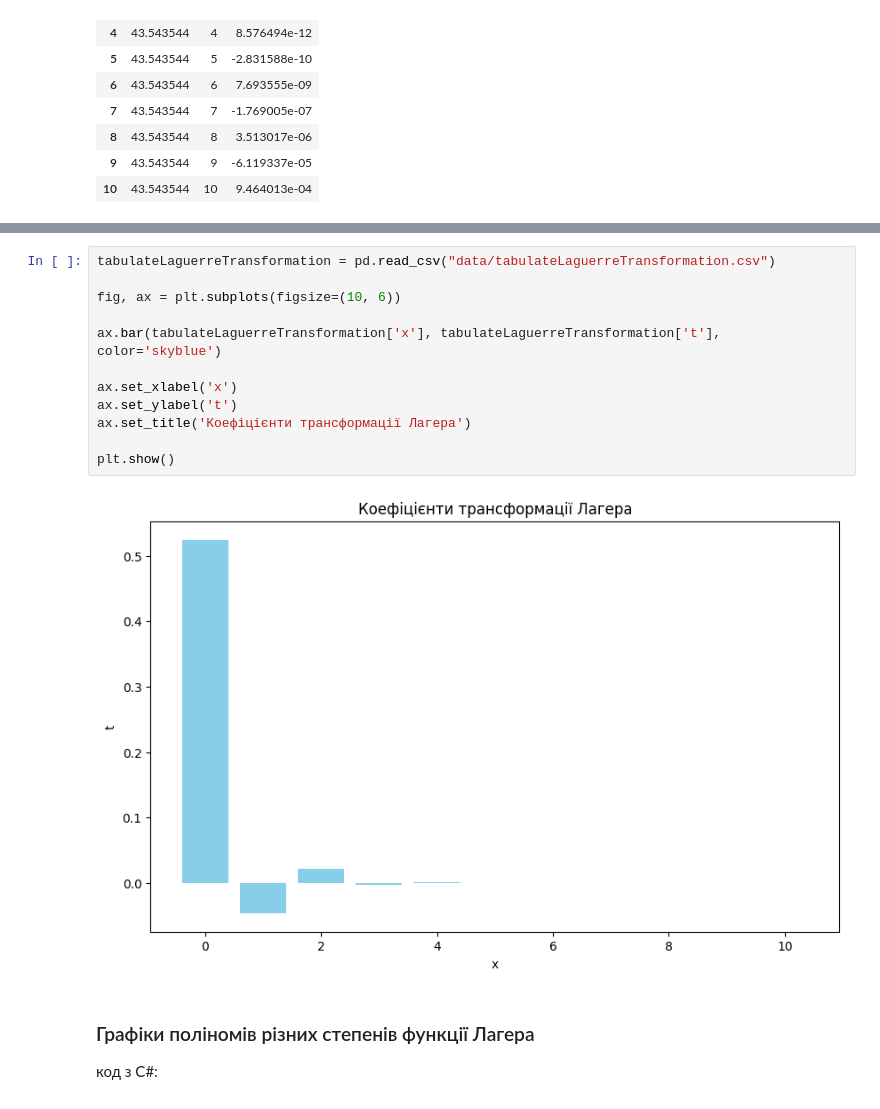
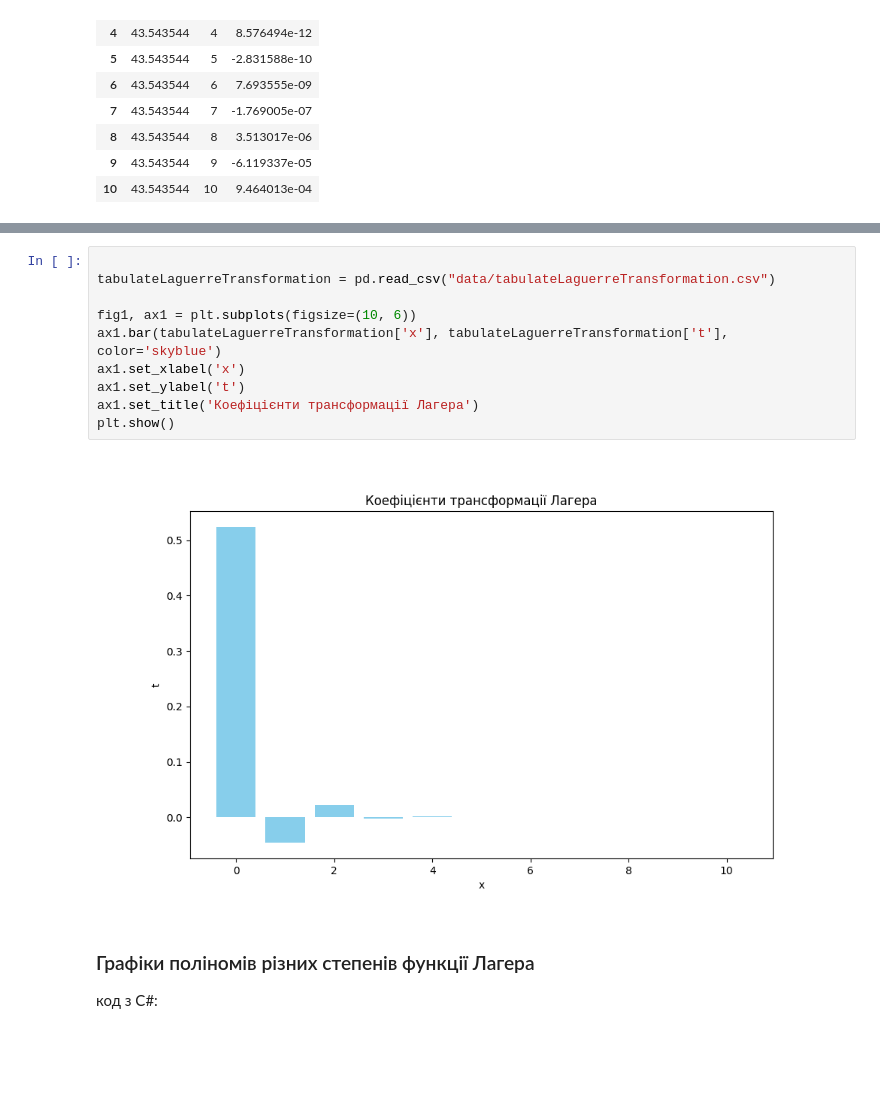
Before and after one commit to laguerre-team-2/laguerre_csharp, a Jupyter notebook: LaguerreCSharp/LaguerreCSVisualizer.ipynb, the cells around one changed output, grey strips where cells are left out. Cells and saved outputs as stored; diff of their text form; blank space fills up the shorter version.

```diff
--- a/LaguerreCSharp/LaguerreCSVisualizer.ipynb
+++ b/LaguerreCSharp/LaguerreCSVisualizer.ipynb
@@ -36,19 +37,17 @@ tabulatedExperiment
 
 ![carbon2.png](attachment:df8b8f36-2af0-4816-959f-066c133f73d6.png)
 # %%
+
 tabulateLaguerreTransformation = pd.read_csv("data/tabulateLaguerreTransformation.csv")
 
-fig, ax = plt.subplots(figsize=(10, 6))
-
-ax.bar(tabulateLaguerreTransformation['x'], tabulateLaguerreTransformation['t'], color='skyblue')
-
-ax.set_xlabel('x')
-ax.set_ylabel('t')
-ax.set_title('Коефіцієнти трансформації Лагера')
-
+fig1, ax1 = plt.subplots(figsize=(10, 6))
+ax1.bar(tabulateLaguerreTransformation['x'], tabulateLaguerreTransformation['t'], color='skyblue')
+ax1.set_xlabel('x')
+ax1.set_ylabel('t')
+ax1.set_title('Коефіцієнти трансформації Лагера')
 plt.show()
 # %% [output]
-[figure, old version]
+[figure, new version]
 # %% [markdown]
 ### Графіки поліномів різних степенів функції Лагера
 
```
Also changed, not shown: parts of 4 cells of this notebook, 1 other file.
